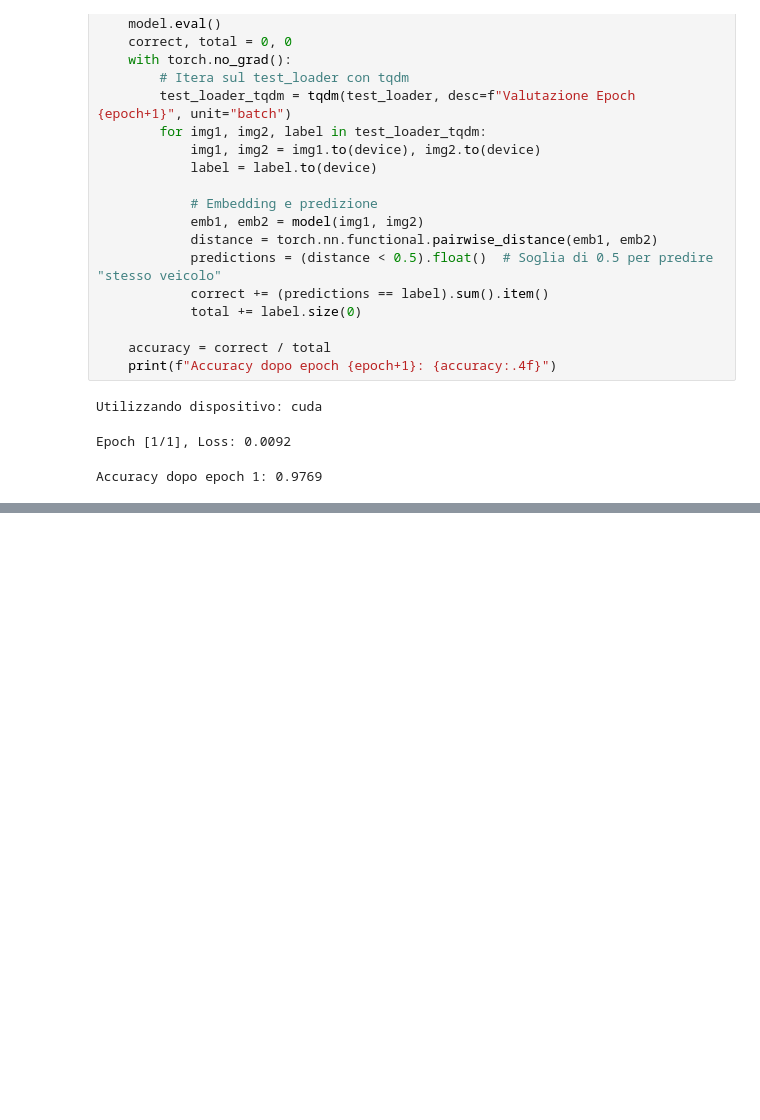
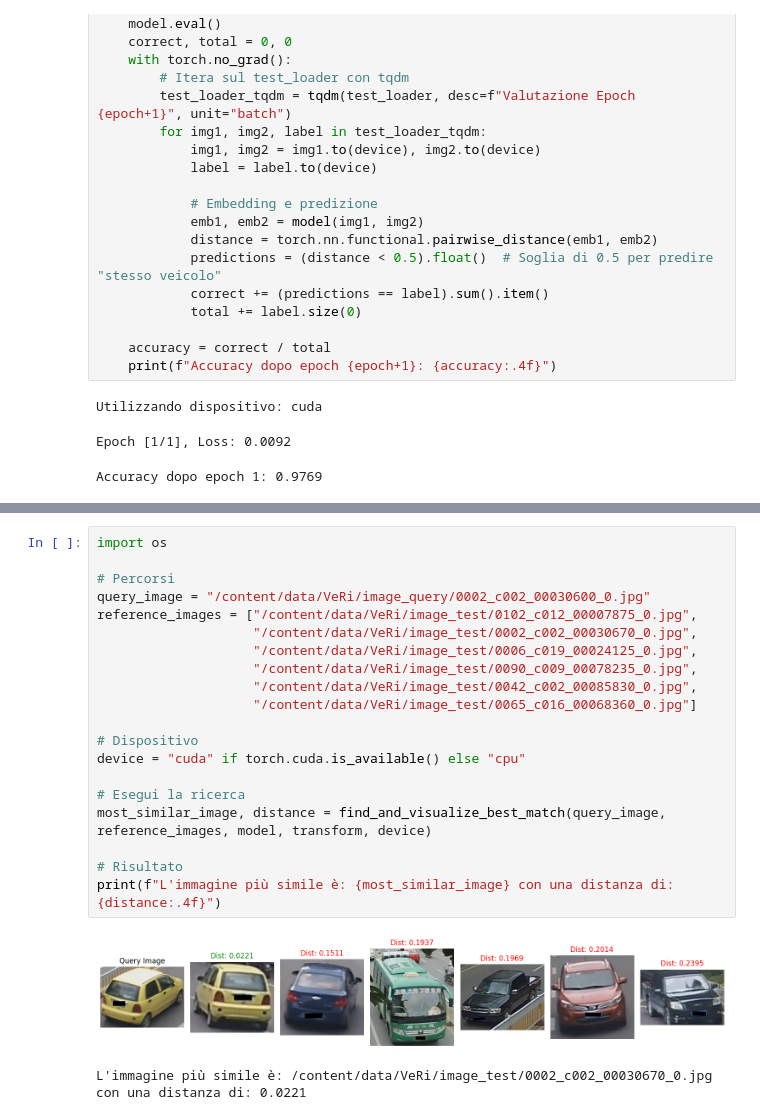
Before and after one commit to lele25811/Vehicle-ReId, a Jupyter notebook: Vehicle_ReId_Rete_Siamese.ipynb, the cells around one changed output, grey strips where cells are left out. Saved outputs shown, nothing was run; the diff lists cells and outputs as text; blank space fills up the shorter version.

```diff
--- a/Vehicle_ReId_Rete_Siamese.ipynb
+++ b/Vehicle_ReId_Rete_Siamese.ipynb
@@ -479,0 +543,23 @@ Accuracy dopo epoch 1: 0.9769
+# %%
+import os
+
+# Percorsi
+query_image = "/content/data/VeRi/image_query/0002_c002_00030600_0.jpg"
+reference_images = ["/content/data/VeRi/image_test/0102_c012_00007875_0.jpg",
+                    "/content/data/VeRi/image_test/0002_c002_00030670_0.jpg",
+                    "/content/data/VeRi/image_test/0006_c019_00024125_0.jpg",
+                    "/content/data/VeRi/image_test/0090_c009_00078235_0.jpg",
+                    "/content/data/VeRi/image_test/0042_c002_00085830_0.jpg",
+                    "/content/data/VeRi/image_test/0065_c016_00068360_0.jpg"]
+
+# Dispositivo
+device = "cuda" if torch.cuda.is_available() else "cpu"
+
+# Esegui la ricerca
+most_similar_image, distance = find_and_visualize_best_match(query_image, reference_images, model, transform, device)
+
+# Risultato
+print(f"L'immagine più simile è: {most_similar_image} con una distanza di: {distance:.4f}")
+# %% [output]
+[figure, added]
+L'immagine più simile è: /content/data/VeRi/image_test/0002_c002_00030670_0.jpg con una distanza di: 0.0221
```
Also changed, not shown: parts of 4 cells of this notebook.
